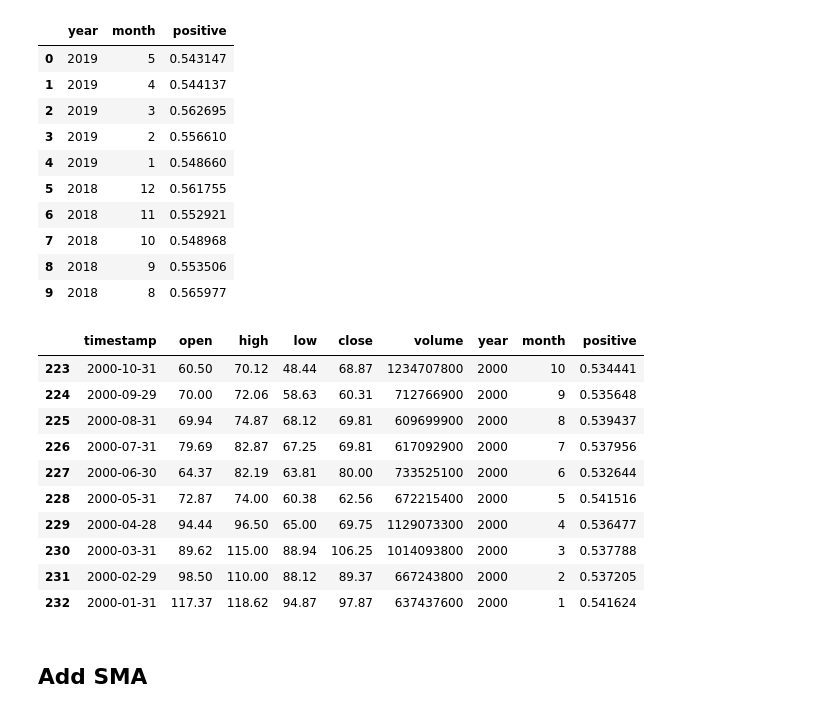
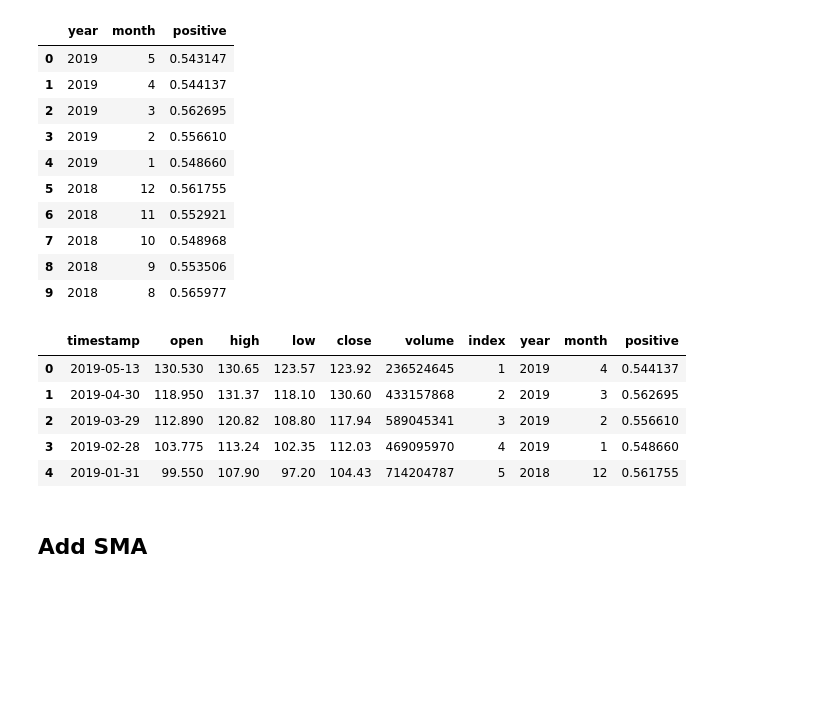
Before and after one commit to thu2pham/StockForecasting, a Jupyter notebook: event_based_forecasting.ipynb, the cells around one changed output. Saved outputs shown, nothing was run; the diff lists cells and outputs as text; code cells hidden in the pictures; blank space fills up the shorter version.

```diff
--- a/event_based_forecasting.ipynb
+++ b/event_based_forecasting.ipynb
@@ -190,18 +207,13 @@ news_data.head(10)
 sentimental_df = pd.concat([cropped_df, news_data], axis=1, join_axes=[cropped_df.index])
-# %%
-sentimental_df.tail(10)
-# %% [output]
-|  | timestamp | open | high | low | close | volume | year | month | positive |
-| 223 | 2000-10-31 | 60.50 | 70.12 | 48.44 | 68.87 | 1234707800 | 2000 | 10 | 0.534441 |
-| 224 | 2000-09-29 | 70.00 | 72.06 | 58.63 | 60.31 | 712766900 | 2000 | 9 | 0.535648 |
-| 225 | 2000-08-31 | 69.94 | 74.87 | 68.12 | 69.81 | 609699900 | 2000 | 8 | 0.539437 |
-| 226 | 2000-07-31 | 79.69 | 82.87 | 67.25 | 69.81 | 617092900 | 2000 | 7 | 0.537956 |
-| 227 | 2000-06-30 | 64.37 | 82.19 | 63.81 | 80.00 | 733525100 | 2000 | 6 | 0.532644 |
-| 228 | 2000-05-31 | 72.87 | 74.00 | 60.38 | 62.56 | 672215400 | 2000 | 5 | 0.541516 |
-| 229 | 2000-04-28 | 94.44 | 96.50 | 65.00 | 69.75 | 1129073300 | 2000 | 4 | 0.536477 |
-| 230 | 2000-03-31 | 89.62 | 115.00 | 88.94 | 106.25 | 1014093800 | 2000 | 3 | 0.537788 |
-| 231 | 2000-02-29 | 98.50 | 110.00 | 88.12 | 89.37 | 667243800 | 2000 | 2 | 0.537205 |
-| 232 | 2000-01-31 | 117.37 | 118.62 | 94.87 | 97.87 | 637437600 | 2000 | 1 | 0.541624 |
+# %%
+sentimental_df.head(5)
+# %% [output]
+|  | timestamp | open | high | low | close | volume | index | year | month | positive |
+| 0 | 2019-05-13 | 130.530 | 130.65 | 123.57 | 123.92 | 236524645 | 1 | 2019 | 4 | 0.544137 |
+| 1 | 2019-04-30 | 118.950 | 131.37 | 118.10 | 130.60 | 433157868 | 2 | 2019 | 3 | 0.562695 |
+| 2 | 2019-03-29 | 112.890 | 120.82 | 108.80 | 117.94 | 589045341 | 3 | 2019 | 2 | 0.556610 |
+| 3 | 2019-02-28 | 103.775 | 113.24 | 102.35 | 112.03 | 469095970 | 4 | 2019 | 1 | 0.548660 |
+| 4 | 2019-01-31 | 99.550 | 107.90 | 97.20 | 104.43 | 714204787 | 5 | 2018 | 12 | 0.561755 |
 # %% [markdown]
 ## Add SMA
 # %%
```
Also changed, not shown: parts of 12 cells of this notebook.
